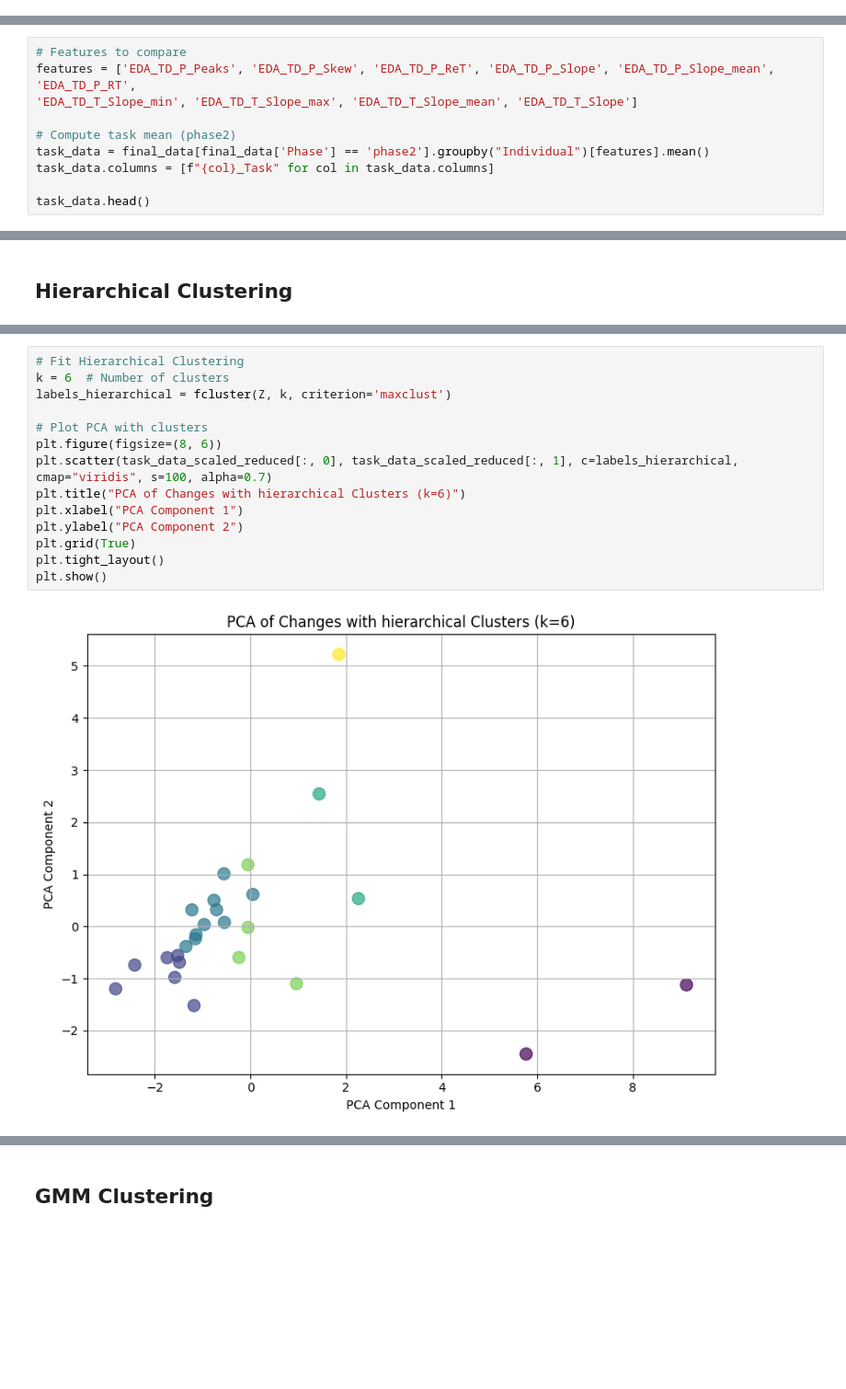
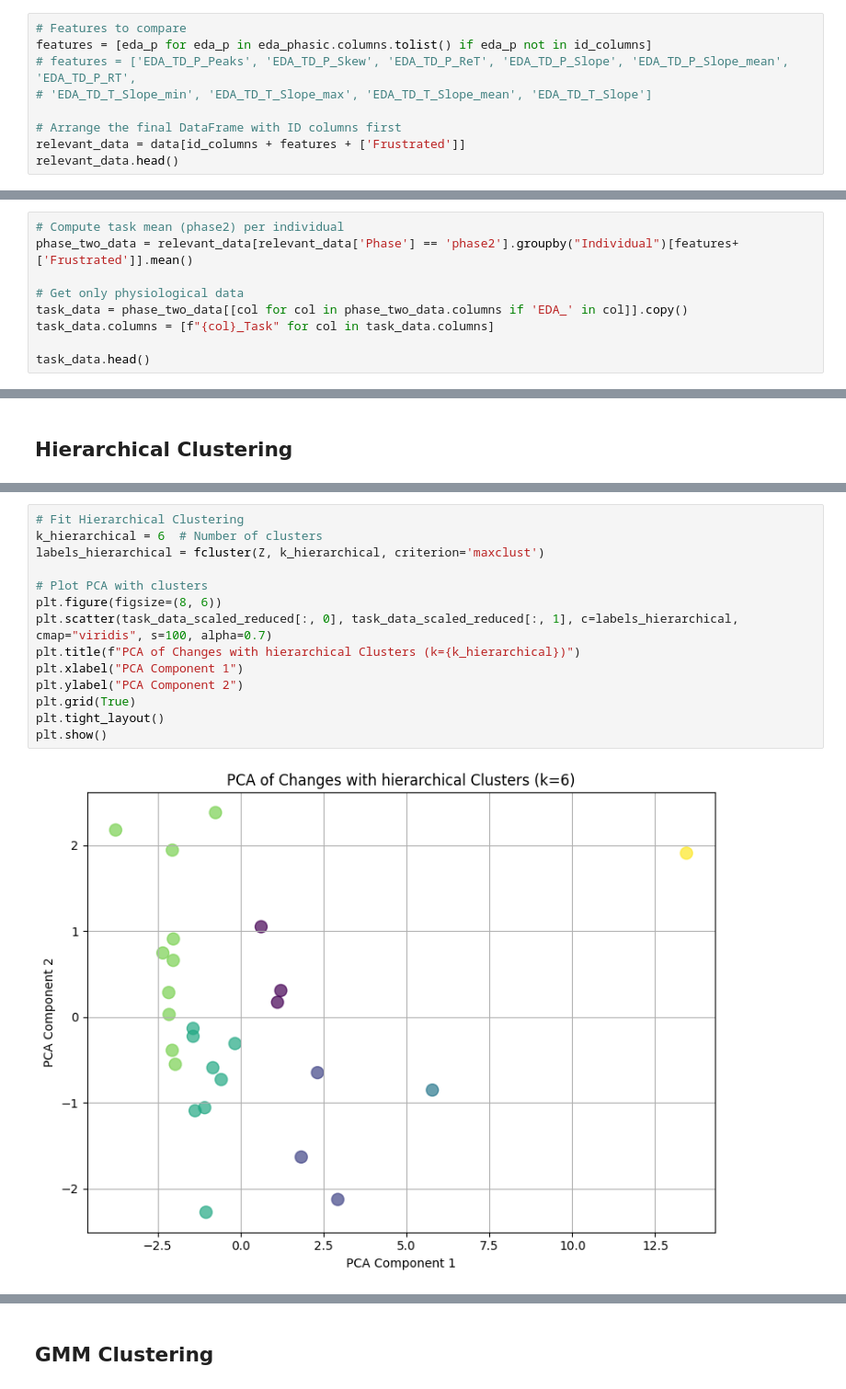
Before and after one commit to raquelmdtum/CDA-case2, a Jupyter notebook: group16_case2.ipynb, the cells around one changed output, grey strips where cells are left out. Shown at 92% size. Drawn from its saved outputs; the diff is of its cells as text; blank space fills up the shorter version.

```diff
--- a/group16_case2.ipynb
+++ b/group16_case2.ipynb
@@ -326,0 +311,9 @@ final_data.head()
+# %%
+# Features to compare
+features = [eda_p for eda_p in eda_phasic.columns.tolist() if eda_p not in id_columns]
+# features = ['EDA_TD_P_Peaks', 'EDA_TD_P_Skew', 'EDA_TD_P_ReT', 'EDA_TD_P_Slope', 'EDA_TD_P_Slope_mean', 'EDA_TD_P_RT',
+# 'EDA_TD_T_Slope_min', 'EDA_TD_T_Slope_max', 'EDA_TD_T_Slope_mean', 'EDA_TD_T_Slope']
+
+# Arrange the final DataFrame with ID columns first
+relevant_data = data[id_columns + features + ['Frustrated']]
+relevant_data.head()
@@ -333,12 +334,11 @@ _________
 
 EDA is said to be a good measure of stress responses: https://www.ncbi.nlm.nih.gov/books/NBK589926/#ch5
 # %%
-# Features to compare
-features = ['EDA_TD_P_Peaks', 'EDA_TD_P_Skew', 'EDA_TD_P_ReT', 'EDA_TD_P_Slope', 'EDA_TD_P_Slope_mean', 'EDA_TD_P_RT',
-'EDA_TD_T_Slope_min', 'EDA_TD_T_Slope_max', 'EDA_TD_T_Slope_mean', 'EDA_TD_T_Slope']
+# Compute task mean (phase2) per individual
+phase_two_data = relevant_data[relevant_data['Phase'] == 'phase2'].groupby("Individual")[features+ ['Frustrated']].mean()
 
-# Compute task mean (phase2)
-task_data = final_data[final_data['Phase'] == 'phase2'].groupby("Individual")[features].mean()
+# Get only physiological data
+task_data = phase_two_data[[col for col in phase_two_data.columns if 'EDA_' in col]].copy()
 task_data.columns = [f"{col}_Task" for col in task_data.columns]
 
 task_data.head()
@@ -446,19 +446,19 @@ plt.show()
 # %%
 # Fit Hierarchical Clustering
-k = 6  # Number of clusters
-labels_hierarchical = fcluster(Z, k, criterion='maxclust')
+k_hierarchical = 6  # Number of clusters
+labels_hierarchical = fcluster(Z, k_hierarchical, criterion='maxclust')
 
 # Plot PCA with clusters
 plt.figure(figsize=(8, 6))
 plt.scatter(task_data_scaled_reduced[:, 0], task_data_scaled_reduced[:, 1], c=labels_hierarchical, cmap="viridis", s=100, alpha=0.7)
-plt.title("PCA of Changes with hierarchical Clusters (k=6)")
+plt.title(f"PCA of Changes with hierarchical Clusters (k={k_hierarchical})")
 plt.xlabel("PCA Component 1")
 plt.ylabel("PCA Component 2")
 plt.grid(True)
 plt.tight_layout()
 plt.show()
 # %% [output]
-[figure, old version]
+[figure, new version]
 # %%
 # Visualize clusters (optional, based on PCA if necessary)
 plt.figure(figsize=(8, 8))
```
Also changed, not shown: parts of 37 cells of this notebook.
